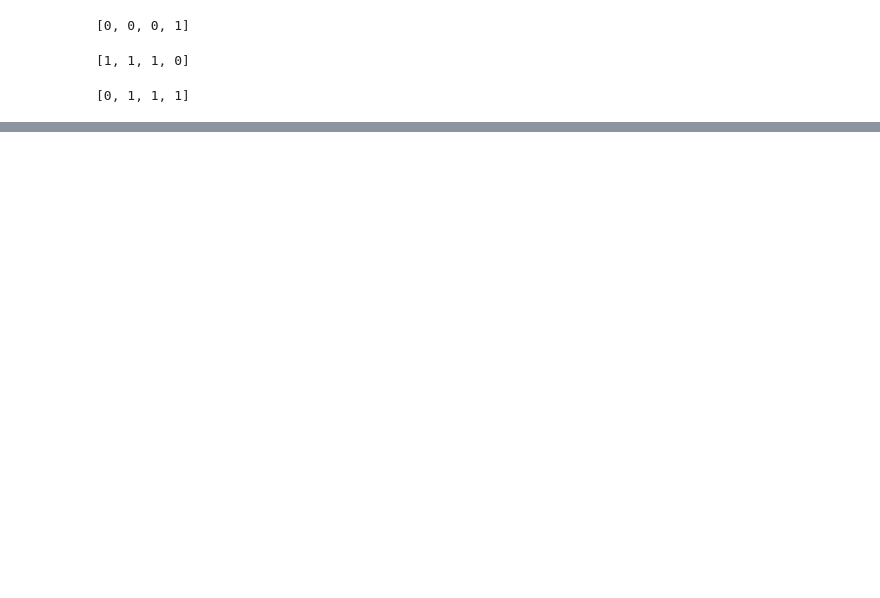
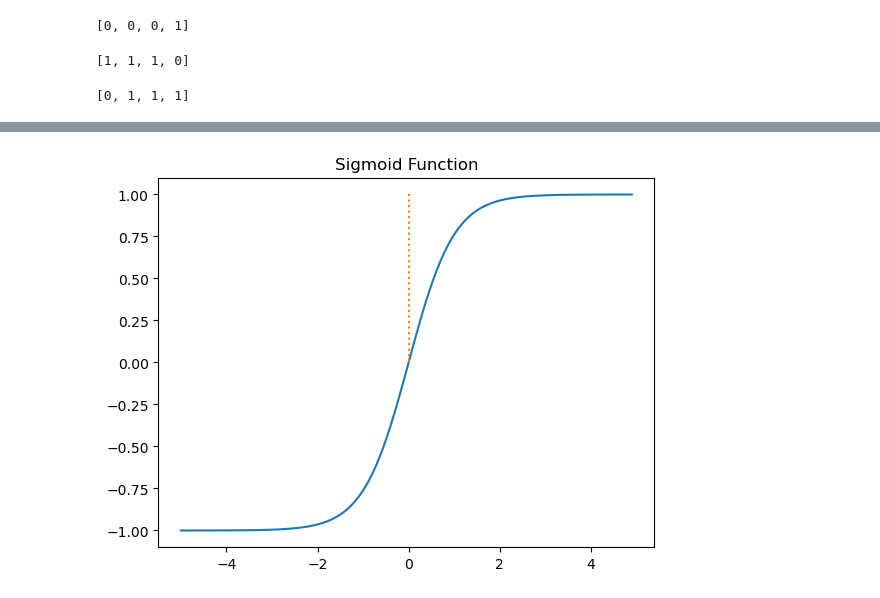
Before and after one commit to rhems234/pytorch, a Jupyter notebook: logic_gate.ipynb, the cells around one changed output, grey strips where cells are left out. Cells and saved outputs as stored; diff of their text form; code cells hidden in the pictures; blank space fills up the shorter version.

```diff
--- a/logic_gate.ipynb
+++ b/logic_gate.ipynb
@@ -62,0 +164,11 @@ print(result)
+# %%
+x=np.arange(-5.0, 5.0, 0.1)
+y=np.tanh(x)
+# %%
+# tanh : 하이퍼블릭 탄젠트
+plt.plot(x,y)
+plt.plot([0,0],[1.0, 0.0], ':')
+plt.title('Sigmoid Function')
+plt.show()
+# %% [output]
+[figure, added]
```
Also changed, not shown: parts of 10 cells of this notebook.
